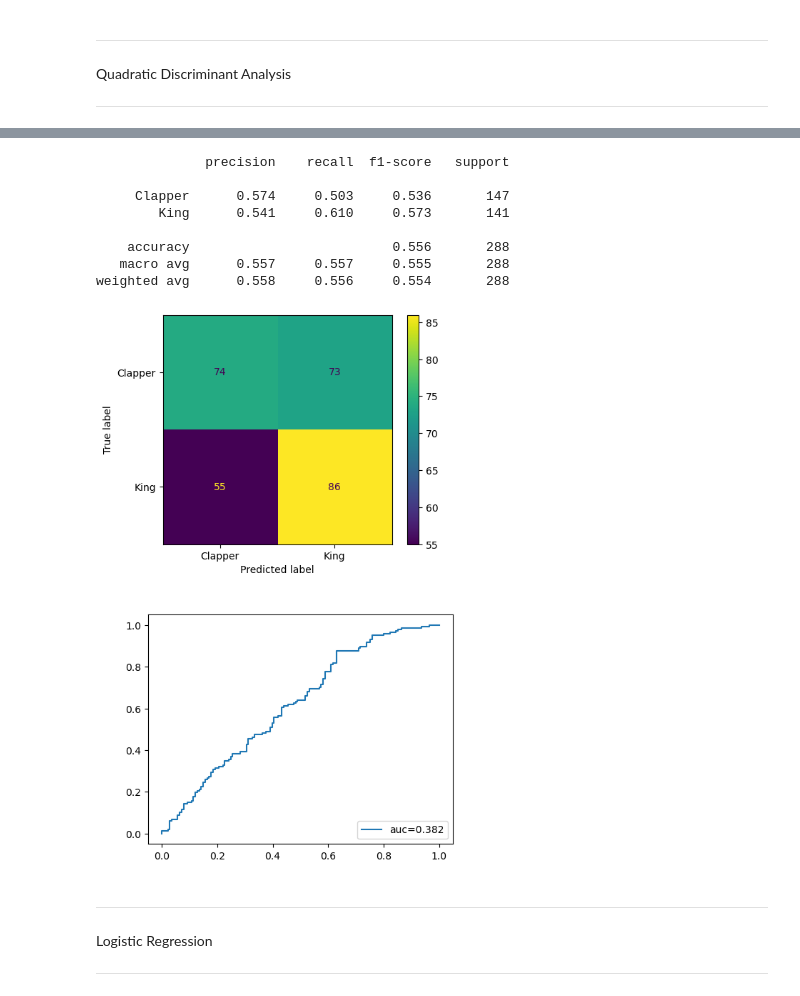
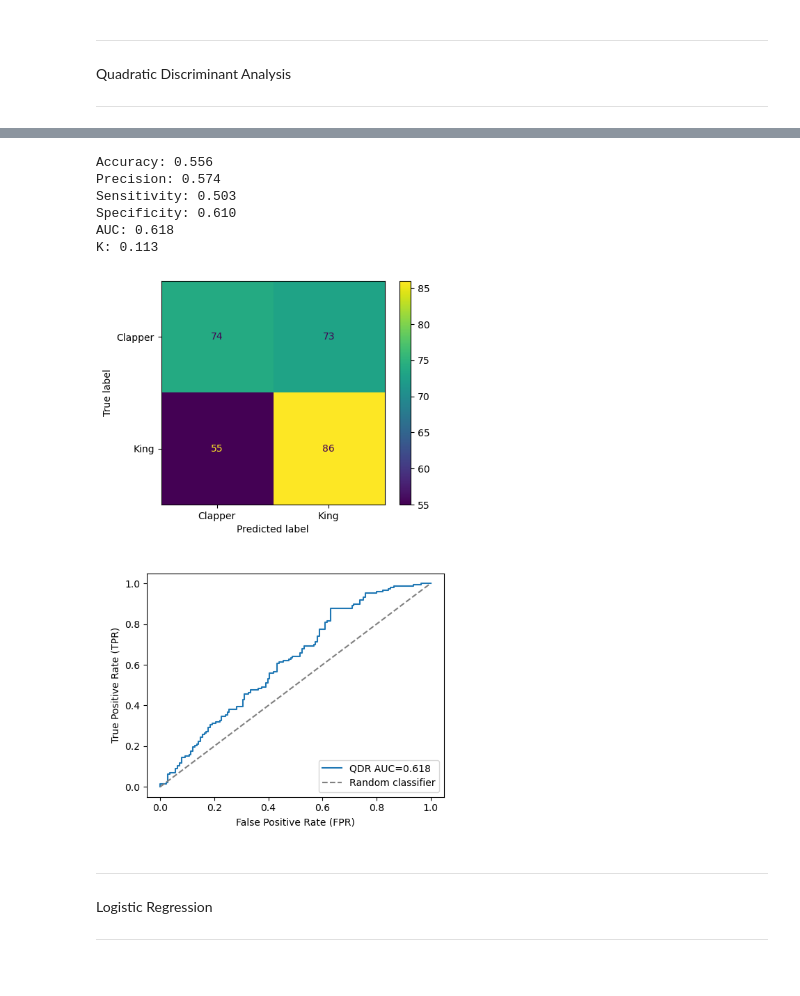
Before and after one commit to carl-schick-ds/rails, a Jupyter notebook: rails.ipynb, the cells around one changed output, grey strips where cells are left out. Drawn from its saved outputs; the diff is of its cells as text; code cells hidden in the pictures.

Commit message:
Param models checkpoint (before refactoring).

```diff
--- a/rails.ipynb
+++ b/rails.ipynb
@@ -227,9 +208,0 @@ for i in range(len(axes)):
-# %%
-fig, axes = plt.subplots(1,5, figsize=(25,5))
-sns.set_style('whitegrid')
-sns.scatterplot(data=rails_df, x='Peak Freq (Hz)', y='Species', hue='Species', legend=False, ax=axes[0])
-sns.scatterplot(data=rails_df, x='Q1 Freq (Hz)', y='Species', hue='Species', legend=False, ax=axes[1])
-sns.scatterplot(data=rails_df, x='Q3 Freq (Hz)', y='Species', hue='Species', legend=False, ax=axes[2])
-sns.scatterplot(data=rails_df, x='Freq 5% (Hz)', y='Species', hue='Species', legend=False, ax=axes[3])
-sns.scatterplot(data=rails_df, x='Freq 95% (Hz)', y='Species', hue='Species', legend=False, ax=axes[4])
-'';
@@ -309,9 +300,12 @@ fpr, tpr, thresholds = roc_curve(y_train,  y_pred_proba_Clapper, pos_label='Clap
 print("Score:", '{:.3f}'.format(round(ldr.score(X_train, y_train),3)))
 print("AUC:", '{:.3f}'.format(round(auc(fpr, tpr), 3)))
 
-plt.rcParams["figure.figsize"] = (5,4)
-plt.plot(fpr,tpr,label="auc="+str(round(auc(fpr, tpr), 3)))
-plt.legend(loc=4)
+# plt.rcParams["figure.figsize"] = (5,4)
+# plt.plot(fpr,tpr,label="LDR AUC="+'{:.3f}'.format(round(auc(fpr, tpr), 3)))
+# plt.plot([0, 1], [0, 1],linestyle='dashed', color='gray', label="Random classifier")
+# plt.xlabel('False Positive Rate (FPR)')
+# plt.ylabel('True Positive Rate (TPR)')
+# plt.legend(loc=4)
 '';
 # %% [output]
 Coefficients:
@@ -394,9 +387,12 @@ fpr, tpr, thresholds = roc_curve(y_train,  y_pred_proba_Clapper, pos_label='Clap
 print("Score:", '{:.3f}'.format(round(qdr.score(X_train, y_train),3)))
 print("AUC:", '{:.3f}'.format(round(auc(fpr, tpr), 3)))
 
-plt.rcParams["figure.figsize"] = (5,4)
-plt.plot(fpr,tpr,label="auc="+str(round(auc(fpr, tpr), 3)))
-plt.legend(loc=4)
+# plt.rcParams["figure.figsize"] = (5,4)
+# plt.plot(fpr,tpr,label="QDR AUC="+'{:.3f}'.format(round(auc(fpr, tpr), 3)))
+# plt.plot([0, 1], [0, 1],linestyle='dashed', color='gray', label="Random classifier")
+# plt.xlabel('False Positive Rate (FPR)')
+# plt.ylabel('True Positive Rate (TPR)')
+# plt.legend(loc=4)
 '';
 # %% [output]
 Score: 0.628
@@ -406,46 +401,47 @@ AUC: 0.688
 predictions = qdr.predict(X_test)
 
 # Get predicted probabilities
 # Although Clapper is the positive class, it's the first class returned by predict_proba
-y_pred_proba = ldr.predict_proba(X_test)
-y_pred_proba_Clapper = ldr.predict_proba(X_test)[::,0]
-y_pred_proba_King = ldr.predict_proba(X_test)[::,1]
+y_pred_proba = qdr.predict_proba(X_test)
+y_pred_proba_Clapper = qdr.predict_proba(X_test)[::,0]
+y_pred_proba_King = qdr.predict_proba(X_test)[::,1]
 
 class_rpt = classification_report(y_test, predictions, digits=3, output_dict=True)
 fpr, tpr, thresholds = roc_curve(y_test,  y_pred_proba_Clapper, pos_label='Clapper')
 scr_accuracy = round(class_rpt['accuracy'],3)
 scr_precision = round(class_rpt['Clapper']['precision'],3)
 scr_sensitivity = round(class_rpt['Clapper']['recall'], 3)
 scr_specificity = round(class_rpt['King']['recall'], 3)
 scr_auc = round(auc(fpr, tpr), 3)
 scr_k = round(cohen_kappa_score(y_test, predictions), 3)
 
 print("Accuracy:", '{:.3f}'.format(scr_accuracy))
 print("Precision:", '{:.3f}'.format(scr_precision))
 print("Sensitivity:", '{:.3f}'.format(scr_sensitivity))
 print("Specificity:", '{:.3f}'.format(scr_specificity))
 print("AUC:", '{:.3f}'.format(scr_auc))
 print("K:", '{:.3f}'.format(scr_k))
 
 fig, axes = plt.subplots(2 ,figsize=(5,8))
 fig.tight_layout(h_pad=5, w_pad=5)
 
 cm = confusion_matrix(y_test, predictions)
 disp = ConfusionMatrixDisplay(confusion_matrix= cm, display_labels=qdr.classes_)
 disp.plot(ax=axes[0])
-axes[1].plot(fpr,tpr,label='auc='+'{:.3f}'.format(scr_auc))
+axes[1].plot(fpr,tpr,label="QDR AUC="+'{:.3f}'.format(scr_auc))
+axes[1].plot([0, 1], [0, 1],linestyle='dashed', color='gray', label="Random classifier")
+axes[1].set_xlabel('False Positive Rate (FPR)')
+axes[1].set_ylabel('True Positive Rate (TPR)')
 plt.legend(loc=4)
 '';
 # %% [output]
-              precision    recall  f1-score   support
-
-     Clapper      0.574     0.503     0.536       147
-        King      0.541     0.610     0.573       141
-
-    accuracy                          0.556       288
-   macro avg      0.557     0.557     0.555       288
-weighted avg      0.558     0.556     0.554       288
+Accuracy: 0.556
+Precision: 0.574
+Sensitivity: 0.503
+Specificity: 0.610
+AUC: 0.618
+K: 0.113
-[figure, old version]
+[figure, new version]
 # %% [markdown]
 ***
 Logistic Regression
```
Also changed, not shown: parts of 15 cells of this notebook.
